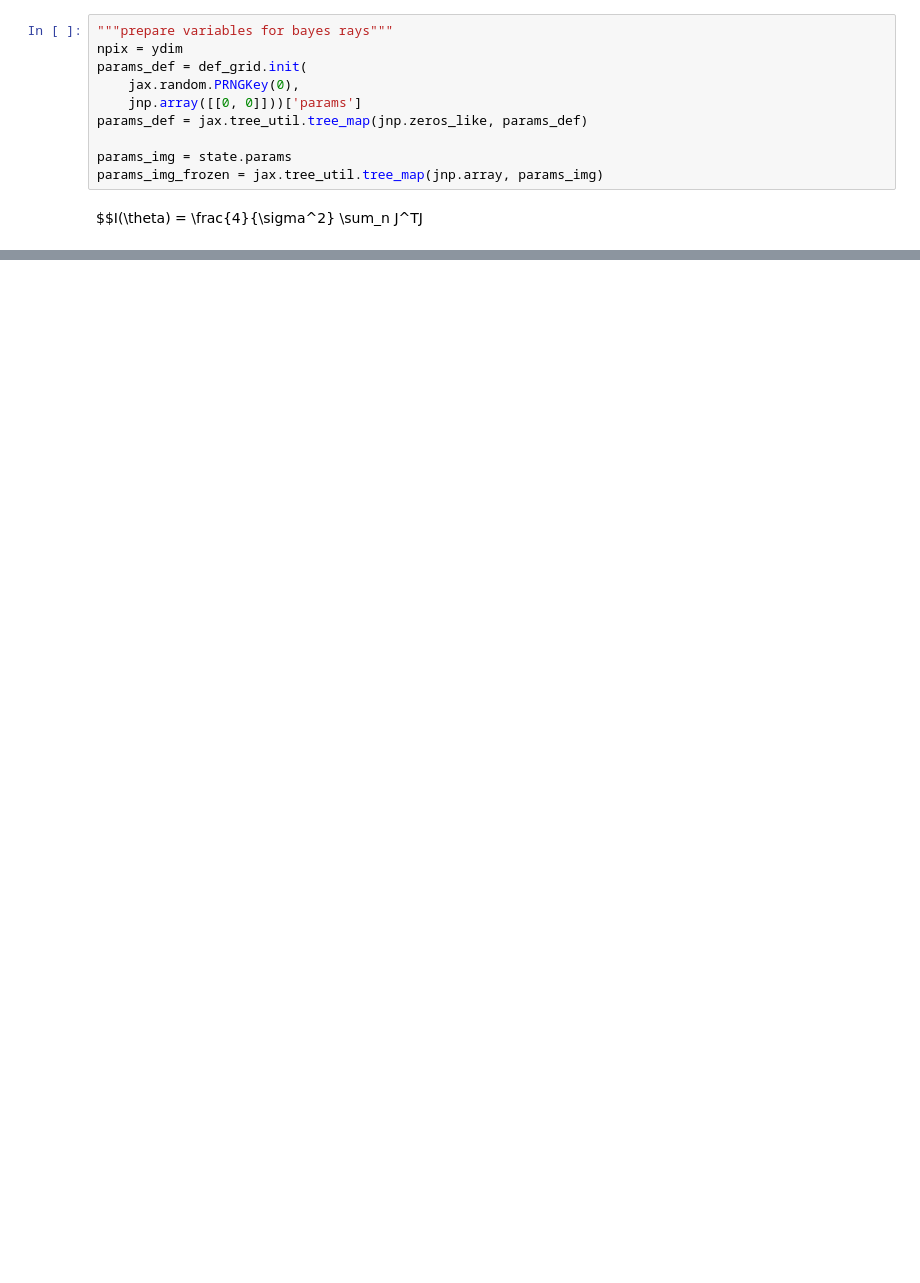
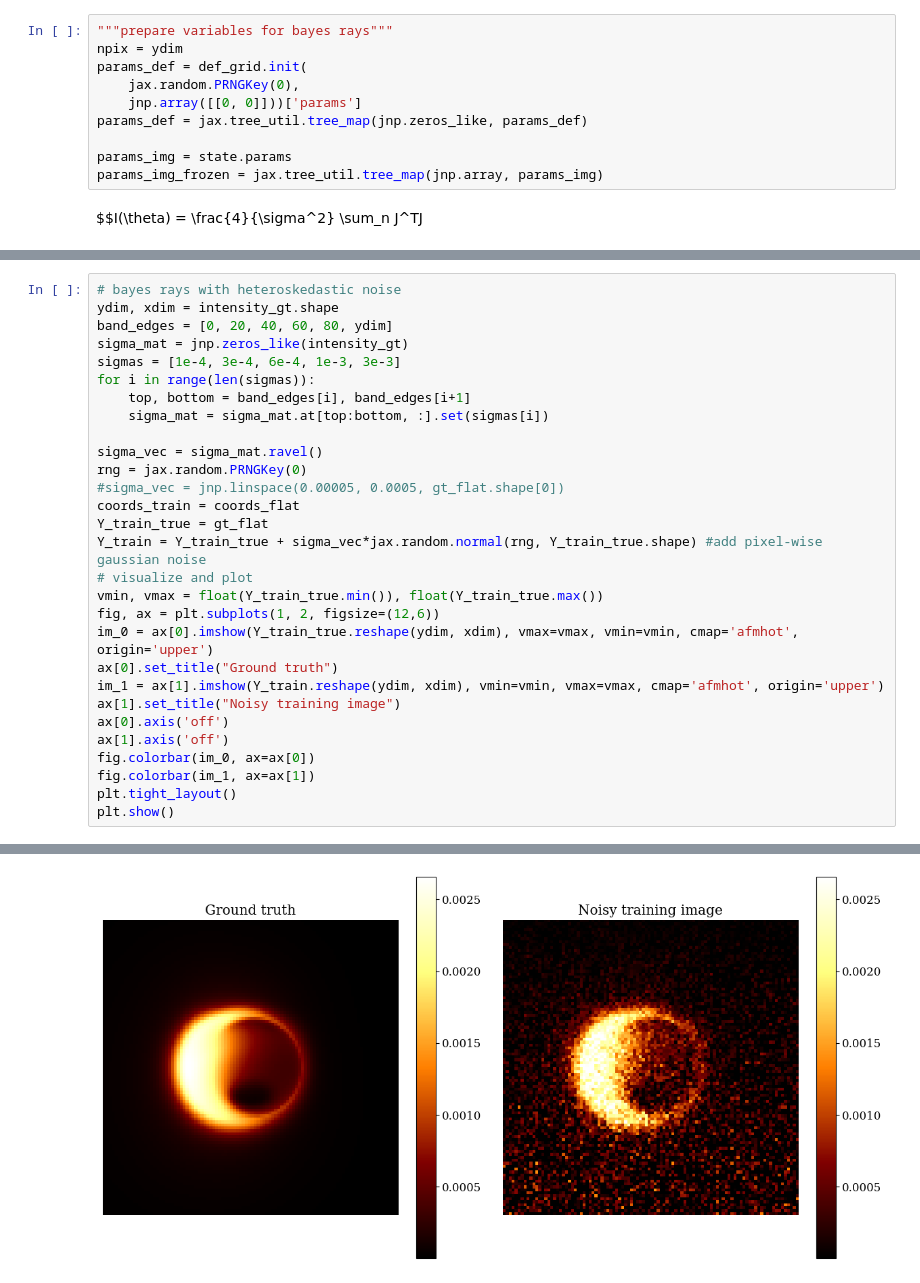
Before and after one commit to khyyle/caltech_surf_2025, a Jupyter notebook: bayes_rays_holdout.ipynb, the cells around one changed output, grey strips where cells are left out. Saved outputs shown, nothing was run; the diff lists cells and outputs as text; blank space fills up the shorter version.

```diff
--- a/bayes_rays_holdout.ipynb
+++ b/bayes_rays_holdout.ipynb
@@ -223,0 +221,30 @@ plt.show()
+# %%
+# bayes rays with heteroskedastic noise
+ydim, xdim = intensity_gt.shape
+band_edges = [0, 20, 40, 60, 80, ydim]
+sigma_mat = jnp.zeros_like(intensity_gt)
+sigmas = [1e-4, 3e-4, 6e-4, 1e-3, 3e-3]
+for i in range(len(sigmas)):
+    top, bottom = band_edges[i], band_edges[i+1]
+    sigma_mat = sigma_mat.at[top:bottom, :].set(sigmas[i])
+
+sigma_vec = sigma_mat.ravel()
+rng = jax.random.PRNGKey(0)
+#sigma_vec = jnp.linspace(0.00005, 0.0005, gt_flat.shape[0])
+coords_train = coords_flat
+Y_train_true = gt_flat
+Y_train = Y_train_true + sigma_vec*jax.random.normal(rng, Y_train_true.shape) #add pixel-wise gaussian noise
+# visualize and plot
+vmin, vmax = float(Y_train_true.min()), float(Y_train_true.max())
+fig, ax = plt.subplots(1, 2, figsize=(12,6))
+im_0 = ax[0].imshow(Y_train_true.reshape(ydim, xdim), vmax=vmax, vmin=vmin, cmap='afmhot', origin='upper')
+ax[0].set_title("Ground truth")
+im_1 = ax[1].imshow(Y_train.reshape(ydim, xdim), vmin=vmin, vmax=vmax, cmap='afmhot', origin='upper')
+ax[1].set_title("Noisy training image")
+ax[0].axis('off')
+ax[1].axis('off')
+fig.colorbar(im_0, ax=ax[0])
+fig.colorbar(im_1, ax=ax[1])
+plt.tight_layout()
+plt.show()
+# %% [output]
@@ -223,0 +268 @@ plt.show()
+[figure, added]
```
Also changed, not shown: parts of 13 cells of this notebook, 1 other file.
